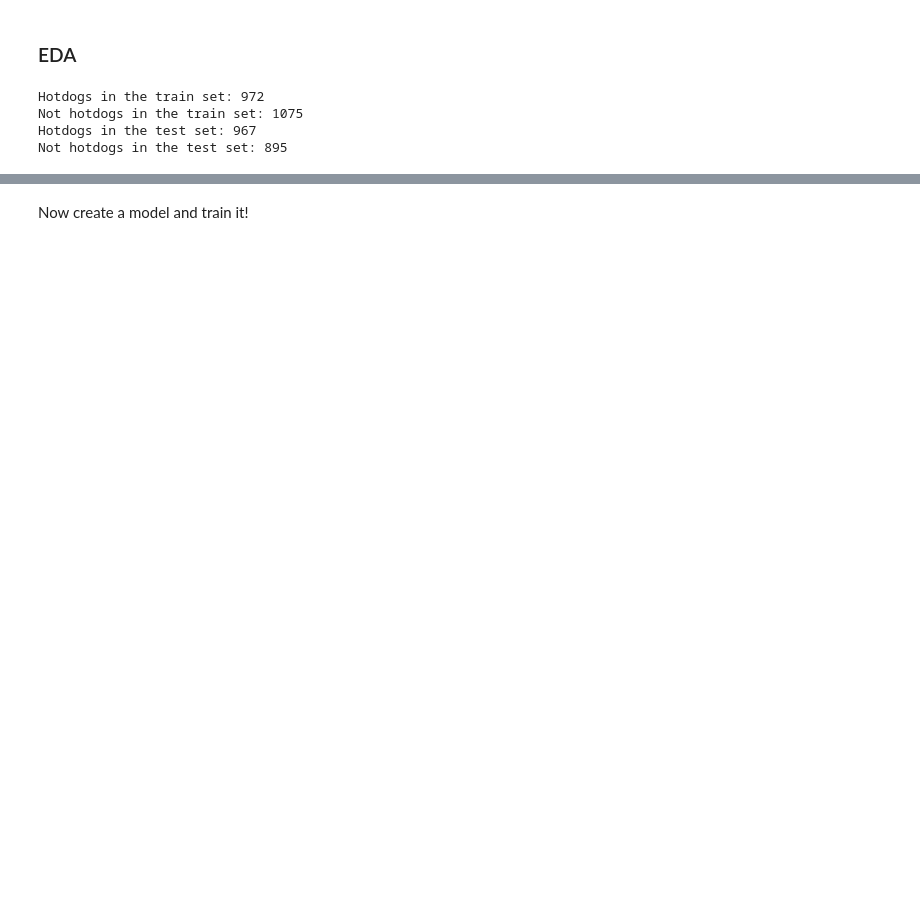
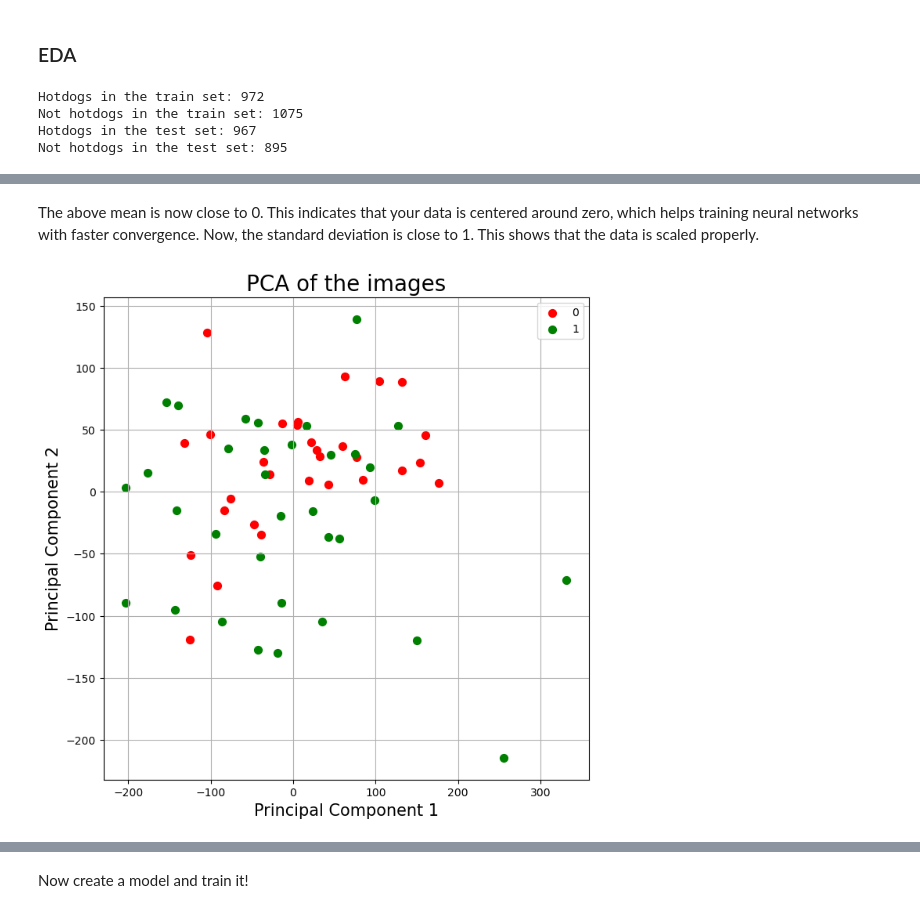
Before and after one commit to GermanButtiero/hotdogs, a Jupyter notebook: IDLCV_Exercise_1_4_hotdog.ipynb, the cells around one changed output, grey strips where cells are left out. Drawn from its saved outputs; the diff is of its cells as text; code cells hidden in the pictures; blank space fills up the shorter version.

```diff
--- a/IDLCV_Exercise_1_4_hotdog.ipynb
+++ b/IDLCV_Exercise_1_4_hotdog.ipynb
@@ -107,0 +145,11 @@ plt.show()
+# %%
+# Calculate the mean and standard deviation of the pixel intensities
+mean = 0.
+std = 0.
+nb_samples = 0.
+for data, _ in tqdm(train_loader):
+    batch_samples = data.size(0)
+    data = data.view(batch_samples, data.size(1), -1)
+    mean += data.mean(2).sum(0)
+    std += data.std(2).sum(0)
+    nb_samples += batch_samples
@@ -107,0 +165,31 @@ plt.show()
+# %% [markdown]
+The above mean is now close to 0. This indicates that your data is centered around zero, which helps training neural networks with faster convergence. Now, the standard deviation is close to 1. This shows that the data is scaled properly.
+# %%
+# calculate the PCA of the images in the train set
+def plot_pca(data, labels, title):
+    pca = PCA(n_components=2)
+    principalComponents = pca.fit_transform(data)
+    principalDf = pd.DataFrame(data = principalComponents, columns = ['principal component 1', 'principal component 2'])
+    principalDf['target'] = labels
+    fig = plt.figure(figsize = (8,8))
+    ax = fig.add_subplot(1,1,1)
+    ax.set_xlabel('Principal Component 1', fontsize = 15)
+    ax.set_ylabel('Principal Component 2', fontsize = 15)
+    ax.set_title(title, fontsize = 20)
+    targets = [0, 1]
+    colors = ['r', 'g']
+    for target, color in zip(targets,colors):
+        indicesToKeep = principalDf['target'] == target
+        ax.scatter(principalDf.loc[indicesToKeep, 'principal component 1']
+                   , principalDf.loc[indicesToKeep, 'principal component 2']
+                   , c = color
+                   , s = 50)
+    ax.legend(targets)
+    ax.grid()
+    plt.show()
+data = images.view(images.size(0), -1).numpy()
+scaler = StandardScaler()
+data = scaler.fit_transform(data)
+plot_pca(data, labels, 'PCA of the images')
+# %% [output]
+[figure, added]
```
Also changed, not shown: parts of 16 cells of this notebook.
